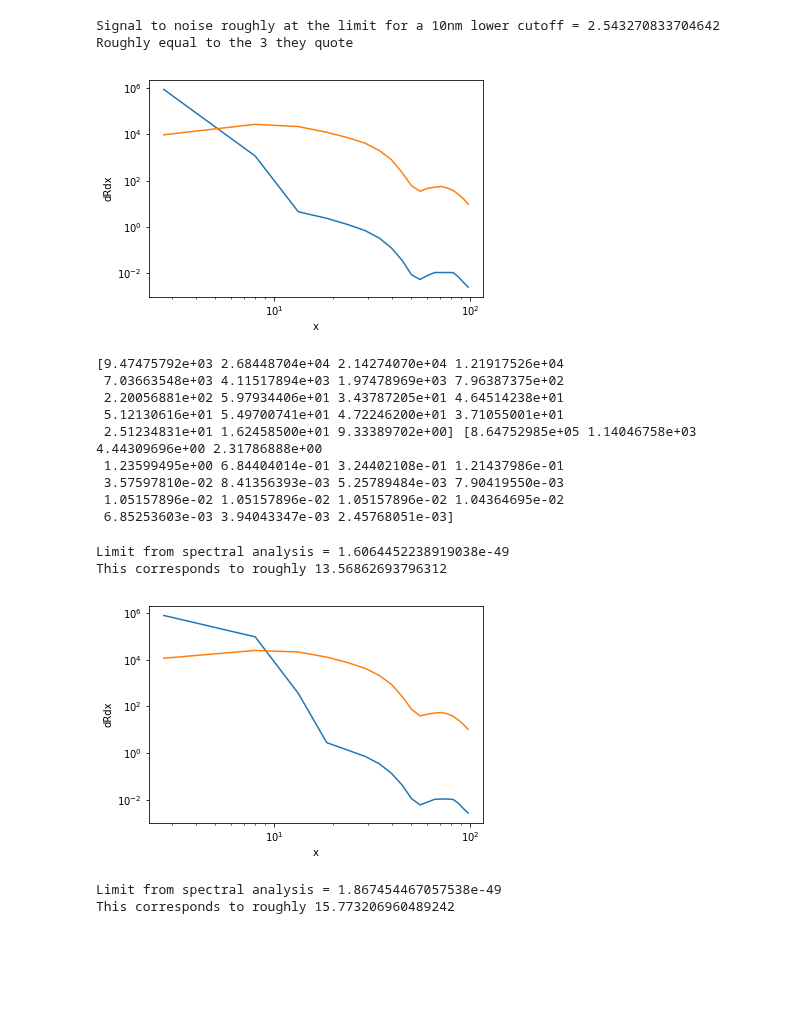
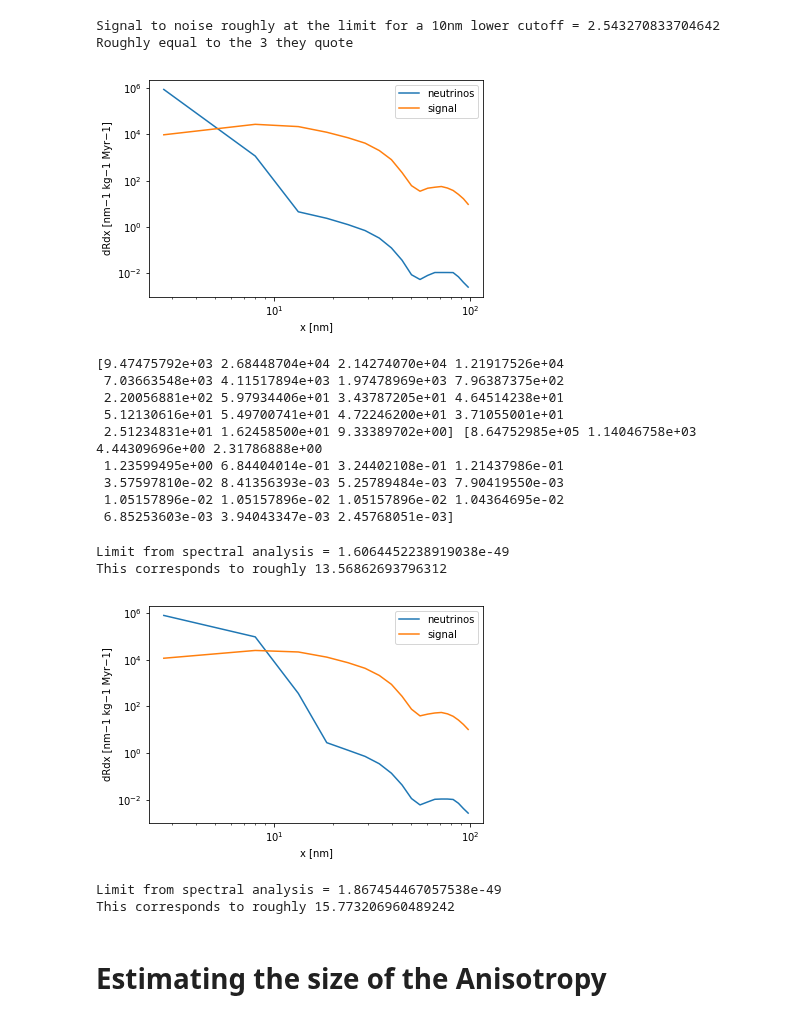
Before and after one commit to tedwards2412/paleo_detectors, a Jupyter notebook: Notebooks/Discovery_Anisotropy.ipynb, the cells around one changed output. Cells and saved outputs as stored; diff of their text form; code cells hidden in the pictures; blank space fills up the shorter version.

```diff
--- a/Notebooks/Discovery_Anisotropy.ipynb
+++ b/Notebooks/Discovery_Anisotropy.ipynb
@@ -56,14 +60,15 @@ bkg_interp = interp1d(xbkg, dRdxbkg, bounds_error=False, fill_value=0.0)
 # %%
 sig = sig_interp(x_c)*x_binw + 1e-10
 bkg = bkg_interp(x_c)*x_binw + 1e-10
-plt.loglog(x_c,bkg)
-plt.loglog(x_c,sig)
-plt.ylabel("dRdx")
-plt.xlabel("x")
+plt.loglog(x_c,bkg, label="neutrinos")
+plt.loglog(x_c,sig, label="signal")
+plt.legend()
+plt.ylabel(r"dRdx [nm−1 kg−1 Myr−1]")
+plt.xlabel(r"x [nm]")
 plt.show()
 print(sig,bkg)
 # %% [output]
-[figure, old version]
+[figure, new version]
 [9.47475792e+03 2.68448704e+04 2.14274070e+04 1.21917526e+04
  7.03663548e+03 4.11517894e+03 1.97478969e+03 7.96387375e+02
  2.20056881e+02 5.97934406e+01 3.43787205e+01 4.64514238e+01
@@ -89,13 +94,14 @@ This corresponds to roughly 13.56862693796312
 from scipy.ndimage.filters import gaussian_filter1d
 bkgGauss = gaussian_filter1d(bkg, 0.5)
 sigGauss = gaussian_filter1d(sig, 0.5)
-plt.loglog(x_c,bkgGauss)
-plt.loglog(x_c,sigGauss)
-plt.ylabel("dRdx")
-plt.xlabel("x")
+plt.loglog(x_c,bkgGauss, label="neutrinos")
+plt.loglog(x_c,sigGauss, label="signal")
+plt.legend()
+plt.ylabel(r"dRdx [nm−1 kg−1 Myr−1]")
+plt.xlabel(r"x [nm]")
 plt.show()
 # %% [output]
-[figure, old version]
+[figure, new version]
 # %%
 # Setting a limit at 3 events roughly corresponds to a 95% CL limit for zero bkg one bin experiment
 SFGauss = sf.Swordfish([bkgGauss], T=[1.0], E=np.ones_like(sigGauss))
@@ -108,3 +114,5 @@ print("This corresponds to roughly", Nevents_limGauss)
 # %% [output]
 Limit from spectral analysis = 1.867454467057538e-49
 This corresponds to roughly 15.773206960489242
+# %% [markdown]
+# Estimating the size of the Anisotropy
```
Also changed, not shown: parts of 3 cells of this notebook.
